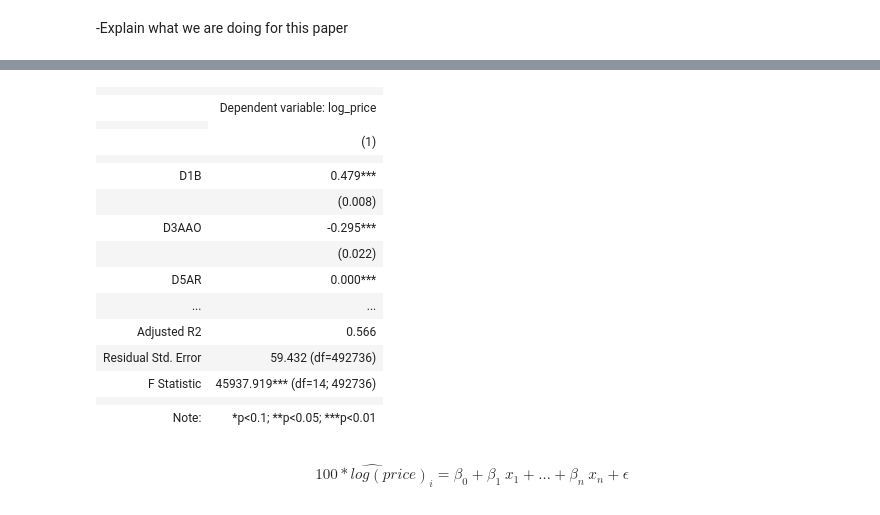
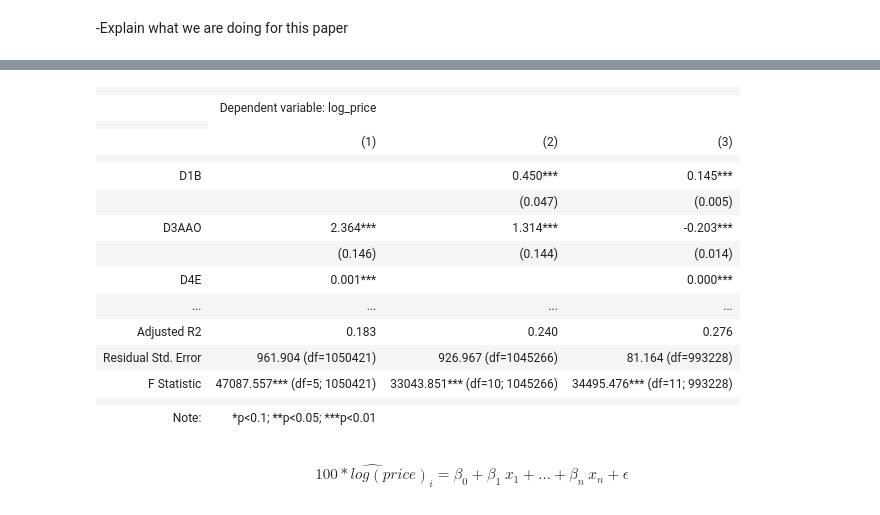
Before and after one commit to ECO225-W2024/project-one-code-S-O-Ahn, a Jupyter notebook: Project 1.ipynb, the cells around one changed output, grey strips where cells are left out. Drawn from its saved outputs; the diff is of its cells as text; code cells hidden in the pictures.

```diff
--- a/Project 1.ipynb
+++ b/Project 1.ipynb
@@ -785,4 +795,5 @@ These maps display the distribution of poverty rate and childhood poverty rate i
 df_data['const'] = 1
 df_data['log_walk'] = np.log(df_data['NatWalkInd'])
 df_data['urban'] = df_data['area_type'].apply(lambda x: 1 if x == 'Urban' else 0)
+df_data['log_walk_urban'] = df_data['log_walk'] * df_data['urban']
 # %%
@@ -837,24 +849,44 @@ reg5 = sm.OLS(100 * df_no_cook['log_price'], df_no_cook[x5], missing='drop').fit
+# %%
+x6 = ['const','D3AAO', 'D5AR', 'D4E', 'TotEmp','log_walk']
+x7 = ['const','D3AAO', 'D1B', 'D5AR', 'TotEmp','Pct_AO0', 'total_below_pov', 'children_below_pov', 'log_walk', 'urban', 'log_walk_urban']
+
+reg6 = sm.OLS(df_data['log_price'] * 1000, df_data[x6], missing='drop').fit()
+reg7 = sm.OLS(df_data['log_price']* 1000, df_data[x7], missing='drop').fit()
+# %%
+df_cleaned2 = df_data.dropna(subset=['const','D3AAO', 'D1B', 'D5AR', 'TotEmp','Pct_AO0', 'total_below_pov', 'children_below_pov', 'log_walk', 'urban', 'log_walk_urban','log_price'])
+
+influence2 = reg7.get_influence()
+
+cook2 = influence2.cooks_distance
+
+influential_points_2 = df_cleaned2.index[cook2[0] > 4*(np.mean(cook2[0]))]
+
+df_no_cook2 = df_cleaned2.drop(influential_points_2)
+# %%
+x8 = ['const','D3AAO', 'D1B', 'D5AR', 'TotEmp','Pct_AO0', 'total_below_pov', 'children_below_pov', 'log_walk', 'urban','log_walk_urban','D4E']
+
+reg8 = sm.OLS(df_no_cook2['log_price']* 100, df_no_cook2[x8], missing='drop').fit()
 # %%
-stargazer2 = Stargazer([reg5])
+stargazer2 = Stargazer([reg6, reg7, reg8])
 
 stargazer2
 # %% [output]
-|  |  |
-|  | Dependent variable: log_price |
+|  |  |  |  |
+|  | Dependent variable: log_price |  |  |
 |  |
-|  | (1) |
-|  |  |
-| D1B | 0.479*** |
-|  | (0.008) |
-| D3AAO | -0.295*** |
-|  | (0.022) |
-| D5AR | 0.000*** |
-| ... | ... |
-| Adjusted R2 | 0.566 |
-| Residual Std. Error | 59.432 (df=492736) |
-| F Statistic | 45937.919*** (df=14; 492736) |
-|  |  |
-| Note: | *p<0.1; **p<0.05; ***p<0.01 |
+|  | (1) | (2) | (3) |
+|  |  |  |  |
+| D1B |  | 0.450*** | 0.145*** |
+|  |  | (0.047) | (0.005) |
+| D3AAO | 2.364*** | 1.314*** | -0.203*** |
+|  | (0.146) | (0.144) | (0.014) |
+| D4E | 0.001*** |  | 0.000*** |
+| ... | ... | ... | ... |
+| Adjusted R2 | 0.183 | 0.240 | 0.276 |
+| Residual Std. Error | 961.904 (df=1050421) | 926.967 (df=1045266) | 81.164 (df=993228) |
+| F Statistic | 47087.557*** (df=5; 1050421) | 33043.851*** (df=10; 1045266) | 34495.476*** (df=11; 993228) |
+|  |  |  |  |
+| Note: | *p<0.1; **p<0.05; ***p<0.01 |  |  |
 # %% [markdown]
 $$
 \widehat{100 * log(price)}_i = \beta_0 + \beta_1 \ x_1 + … + \beta_n \ x_n + \epsilon
```
Also changed, not shown: parts of 16 cells of this notebook.
